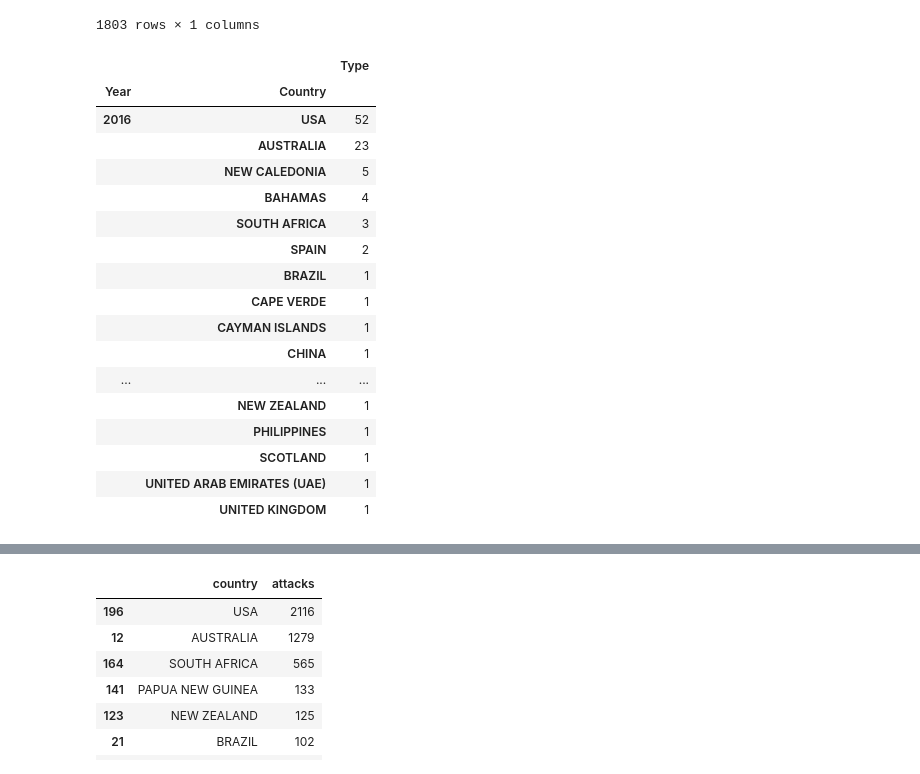
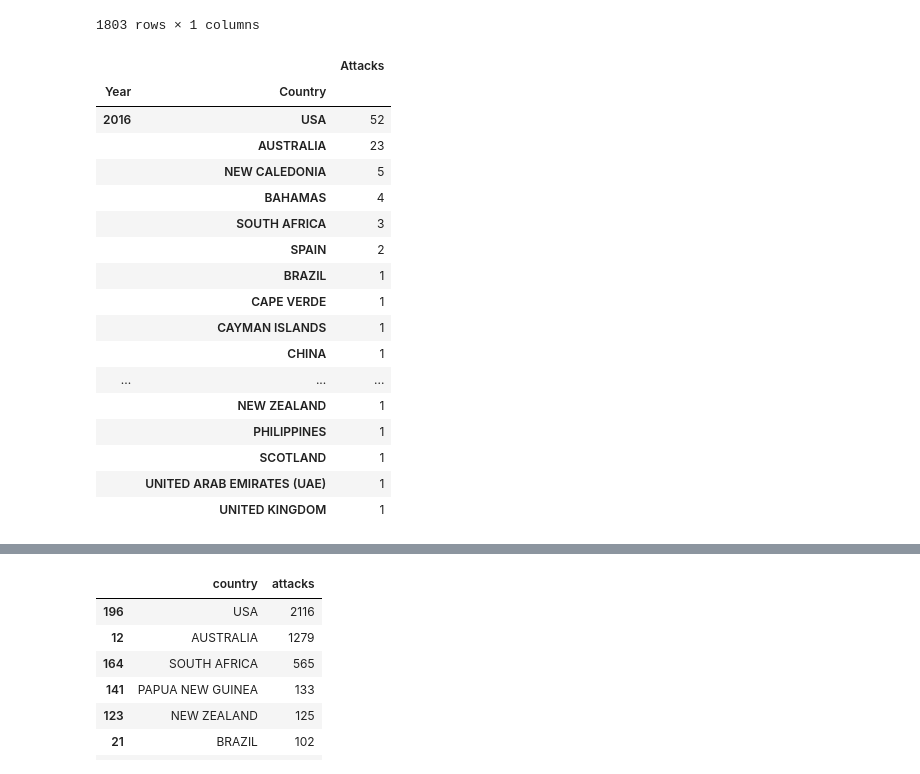
Before and after one commit to mariobru/global-shark-attacks, a Jupyter notebook: global-shark-attacks.ipynb, the cells around one changed output, grey strips where cells are left out. Saved outputs shown, nothing was run; the diff lists cells and outputs as text; code cells hidden in the pictures.

```diff
--- a/global-shark-attacks.ipynb
+++ b/global-shark-attacks.ipynb
@@ -39,5 +39,5 @@ I have realized that some columns are repeated or do not have any value for my a
 # %%
 # I have realized that some columns are repeated or do not have any value for my analysis. I am going to remove them.
 
-with_dates = df.drop(columns=['Unnamed: 22','Unnamed: 23','original order','Case Number.2','Case Number.1','href','href formula','pdf','Investigator or Source',])
+year_df = df.drop(columns=['Case Number','Date','Unnamed: 22','Unnamed: 23','original order','Case Number.2','Case Number.1','href','href formula','pdf','Investigator or Source',])
 # %%
@@ -57,2 +56,0 @@ with_dates.head(10)
-# %%
-year_df = with_dates.drop(columns=["Case Number",'Date'])
@@ -97,13 +77,14 @@ display(count_several)
 |  | VENEZUELA | 1 |
 1803 rows × 1 columns
 # %%
-reunion = count_several.loc[[2016, 2015, 2014, 2013, 2012, 2011], : ]
+last_six = count_several.loc[[2016, 2015, 2014, 2013, 2012, 2011], : ]
+last_six.rename(columns={'Type':'Attacks'}, inplace=True)
 # %%
 with pd.option_context('display.max_rows', None, 'display.max_columns', None):  # more options can be specified also
 
-    display(reunion)
+    display(last_six)
 # %% [output]
-|  |  | Type |
+|  |  | Attacks |
 | Year | Country |  |
 | 2016 | USA | 52 |
 |  | AUSTRALIA | 23 |
```
Also changed, not shown: parts of 6 cells of this notebook.
